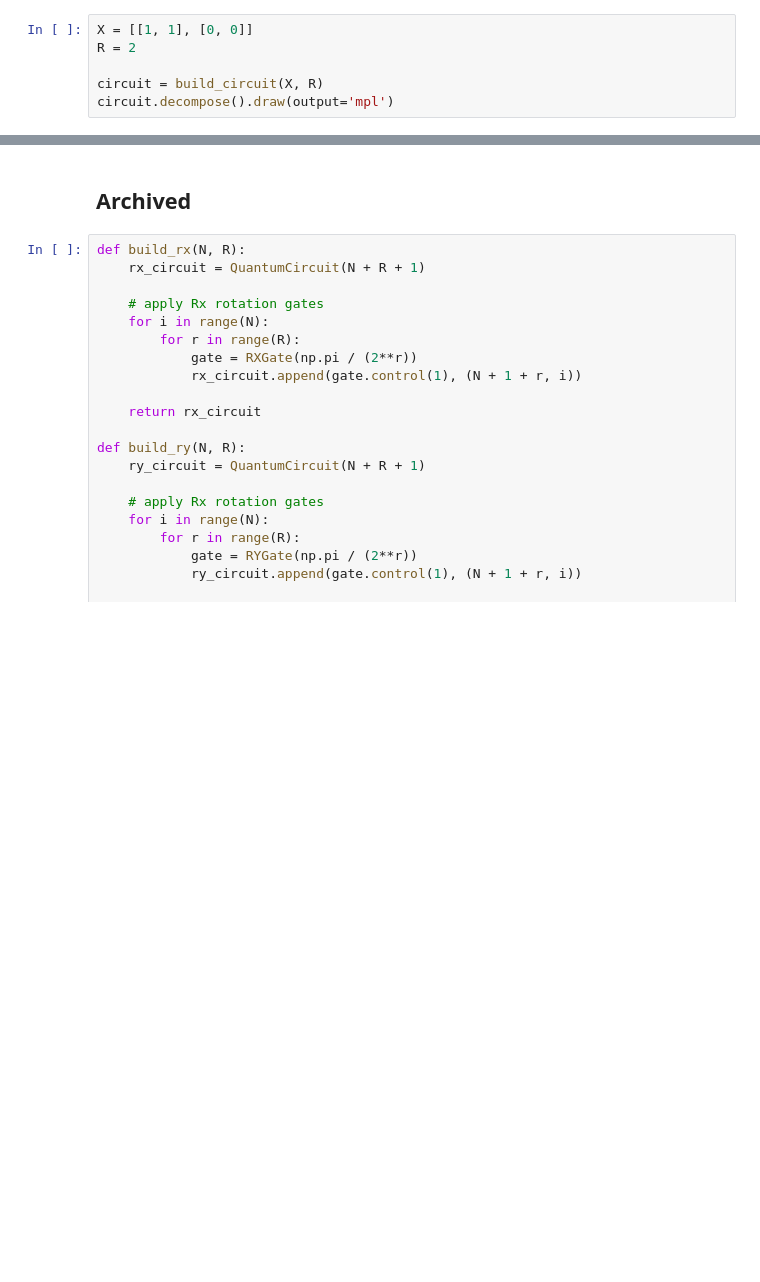
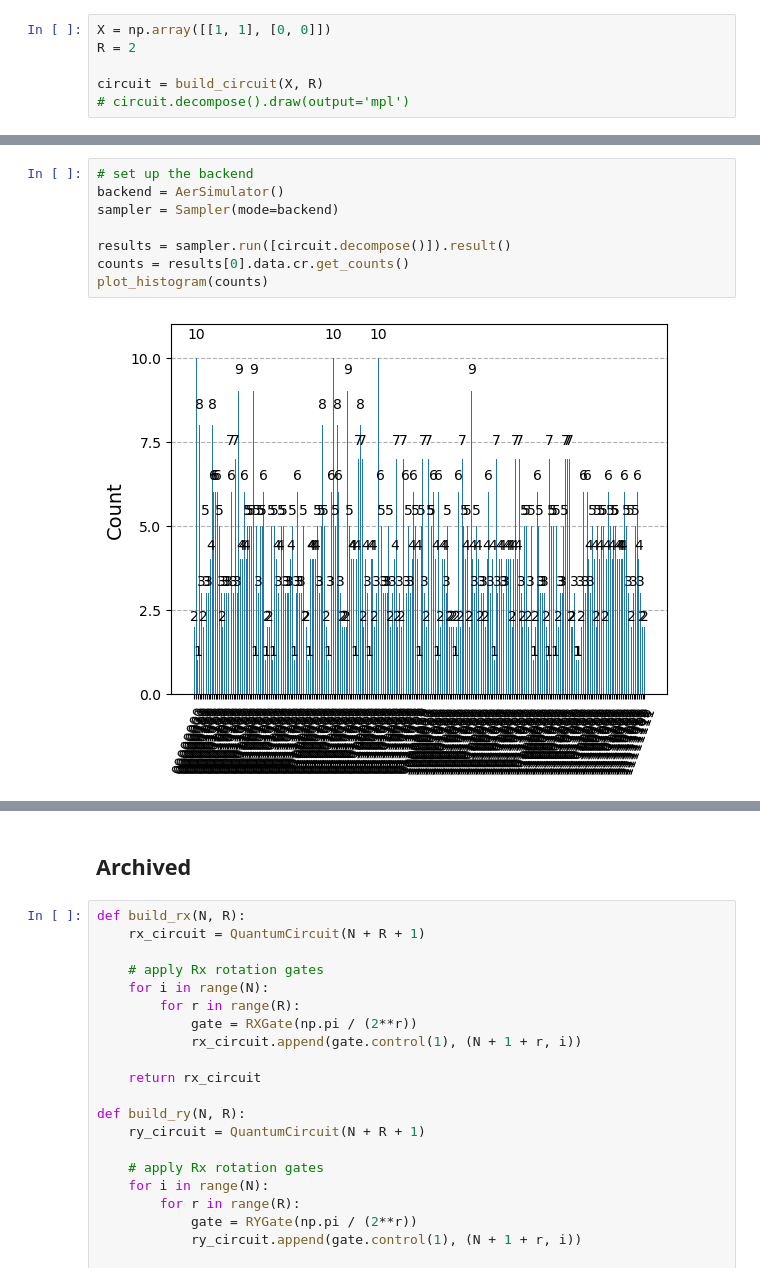
Before and after one commit to Jaybit0/QML, a Jupyter notebook: Qiskit_Modules/test.ipynb, the cells around one changed output, grey strips where cells are left out. Cells and saved outputs as stored; diff of their text form; blank space fills up the shorter version.

```diff
--- a/Qiskit_Modules/test.ipynb
+++ b/Qiskit_Modules/test.ipynb
@@ -33,6 +34,6 @@ def to_vector(dictionary:dict):
 # %%
-X = [[1, 1], [0, 0]]
+X = np.array([[1, 1], [0, 0]])
 R = 2
 
 circuit = build_circuit(X, R)
-circuit.decompose().draw(output='mpl')
+# circuit.decompose().draw(output='mpl')
@@ -156,0 +40,10 @@ circuit.draw(output='mpl')
+# %%
+# set up the backend
+backend = AerSimulator()
+sampler = Sampler(mode=backend)
+
+results = sampler.run([circuit.decompose()]).result()
+counts = results[0].data.cr.get_counts()
+plot_histogram(counts)
+# %% [output]
+[figure, added]
```
Also changed, not shown: parts of 9 cells of this notebook, 1 other file.
